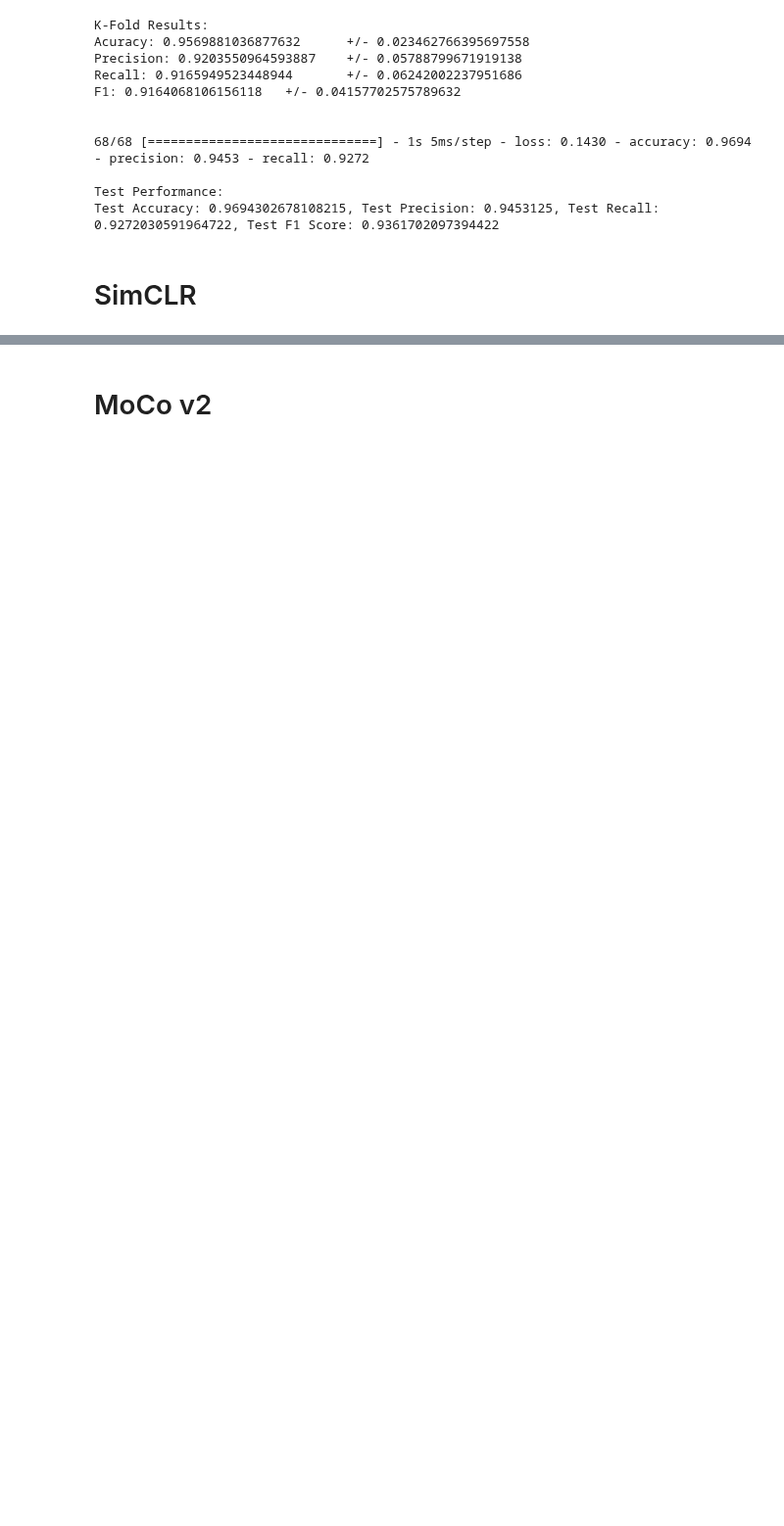
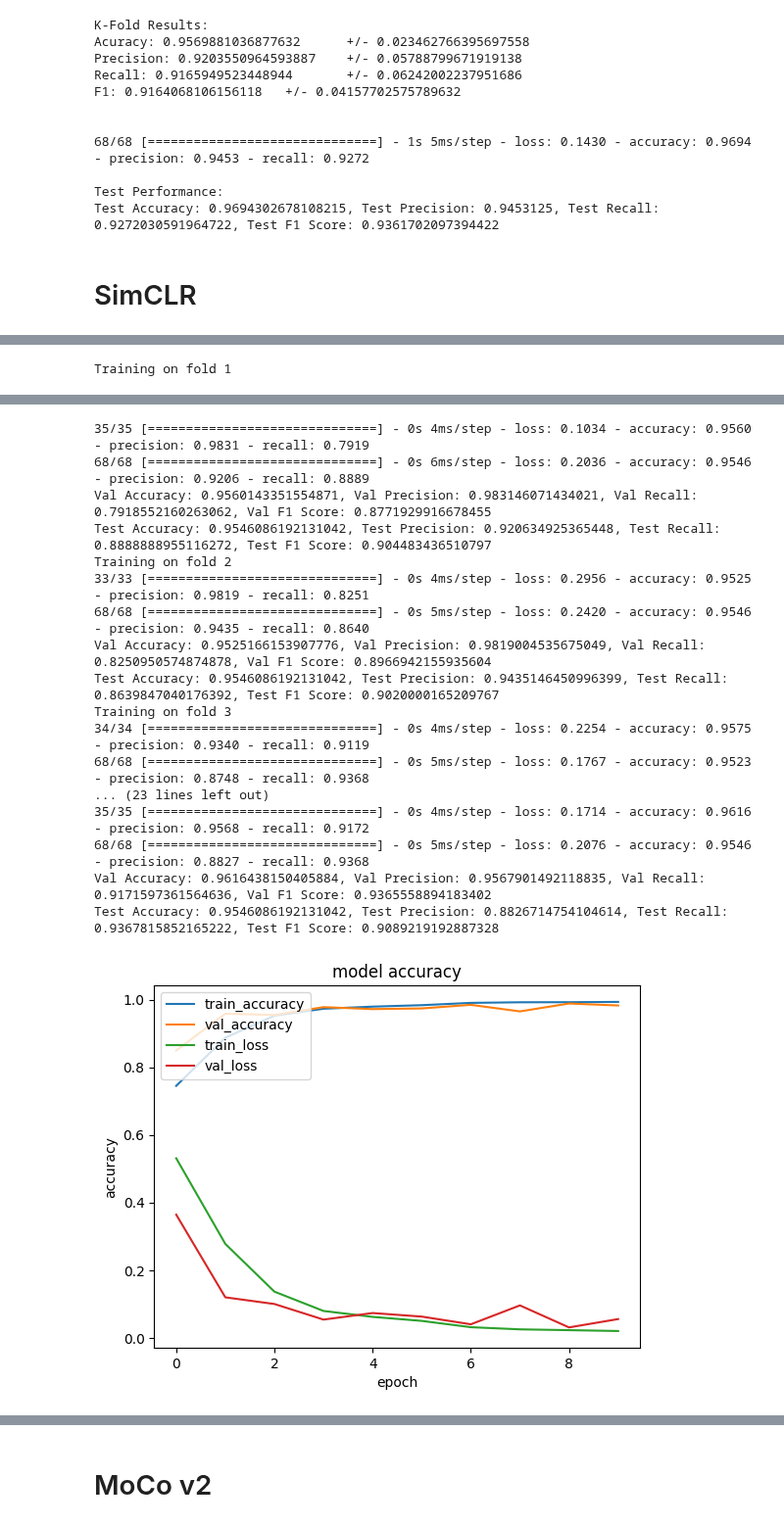
Before and after one commit to raaifhadadi/FYP, a Jupyter notebook: brugada_ssl_finetuning.ipynb, the cells around one changed output, grey strips where cells are left out. Shown at 98% size. Saved outputs shown, nothing was run; the diff lists cells and outputs as text; code cells hidden in the pictures; blank space fills up the shorter version.

```diff
--- a/brugada_ssl_finetuning.ipynb
+++ b/brugada_ssl_finetuning.ipynb
@@ -269,0 +314,6 @@ Test Accuracy: 0.9694302678108215, Test Precision: 0.9453125, Test Recall: 0.927
+# %%
+# BARD
+# NO SMOTE
+k_fold_finetune_resnet(8, X_train, Y_train, folds_train, X_train, Y_train, folds_train, freeze_layers=8, batch_size=32, epochs=10, weights_path='model-weights/resnet10_simclr_model.h5', learning_rate=0.0001, num_classes=1)
+# %% [output]
+Training on fold 1
@@ -269,0 +338,18 @@ Test Accuracy: 0.9694302678108215, Test Precision: 0.9453125, Test Recall: 0.927
+35/35 [==============================] - 0s 4ms/step - loss: 0.1034 - accuracy: 0.9560 - precision: 0.9831 - recall: 0.7919
+68/68 [==============================] - 0s 6ms/step - loss: 0.2036 - accuracy: 0.9546 - precision: 0.9206 - recall: 0.8889
+Val Accuracy: 0.9560143351554871, Val Precision: 0.983146071434021, Val Recall: 0.7918552160263062, Val F1 Score: 0.8771929916678455
+Test Accuracy: 0.9546086192131042, Test Precision: 0.920634925365448, Test Recall: 0.8888888955116272, Test F1 Score: 0.904483436510797
+Training on fold 2
+33/33 [==============================] - 0s 4ms/step - loss: 0.2956 - accuracy: 0.9525 - precision: 0.9819 - recall: 0.8251
+68/68 [==============================] - 0s 5ms/step - loss: 0.2420 - accuracy: 0.9546 - precision: 0.9435 - recall: 0.8640
+Val Accuracy: 0.9525166153907776, Val Precision: 0.9819004535675049, Val Recall: 0.8250950574874878, Val F1 Score: 0.8966942155935604
+Test Accuracy: 0.9546086192131042, Test Precision: 0.9435146450996399, Test Recall: 0.8639847040176392, Test F1 Score: 0.9020000165209767
+Training on fold 3
+34/34 [==============================] - 0s 4ms/step - loss: 0.2254 - accuracy: 0.9575 - precision: 0.9340 - recall: 0.9119
+68/68 [==============================] - 0s 5ms/step - loss: 0.1767 - accuracy: 0.9523 - precision: 0.8748 - recall: 0.9368
+... (23 lines left out)
+35/35 [==============================] - 0s 4ms/step - loss: 0.1714 - accuracy: 0.9616 - precision: 0.9568 - recall: 0.9172
+68/68 [==============================] - 0s 5ms/step - loss: 0.2076 - accuracy: 0.9546 - precision: 0.8827 - recall: 0.9368
+Val Accuracy: 0.9616438150405884, Val Precision: 0.9567901492118835, Val Recall: 0.9171597361564636, Val F1 Score: 0.9365558894183402
+Test Accuracy: 0.9546086192131042, Test Precision: 0.8826714754104614, Test Recall: 0.9367815852165222, Test F1 Score: 0.9089219192887328
+[figure, added]
```
Also changed, not shown: parts of 15 cells of this notebook, 1 other file.
